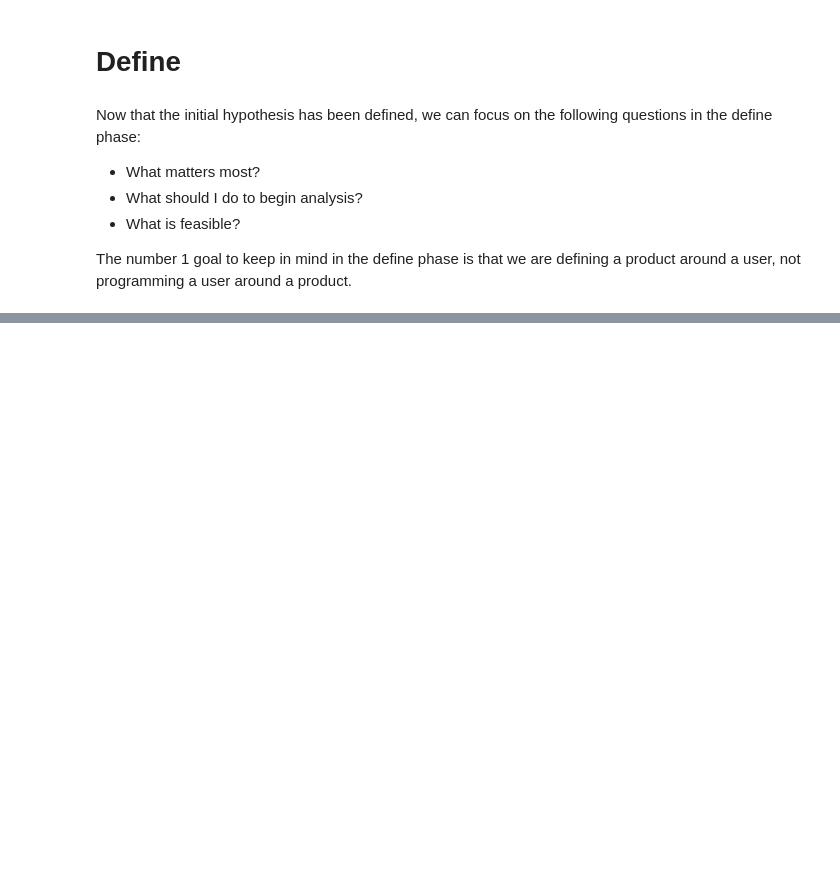
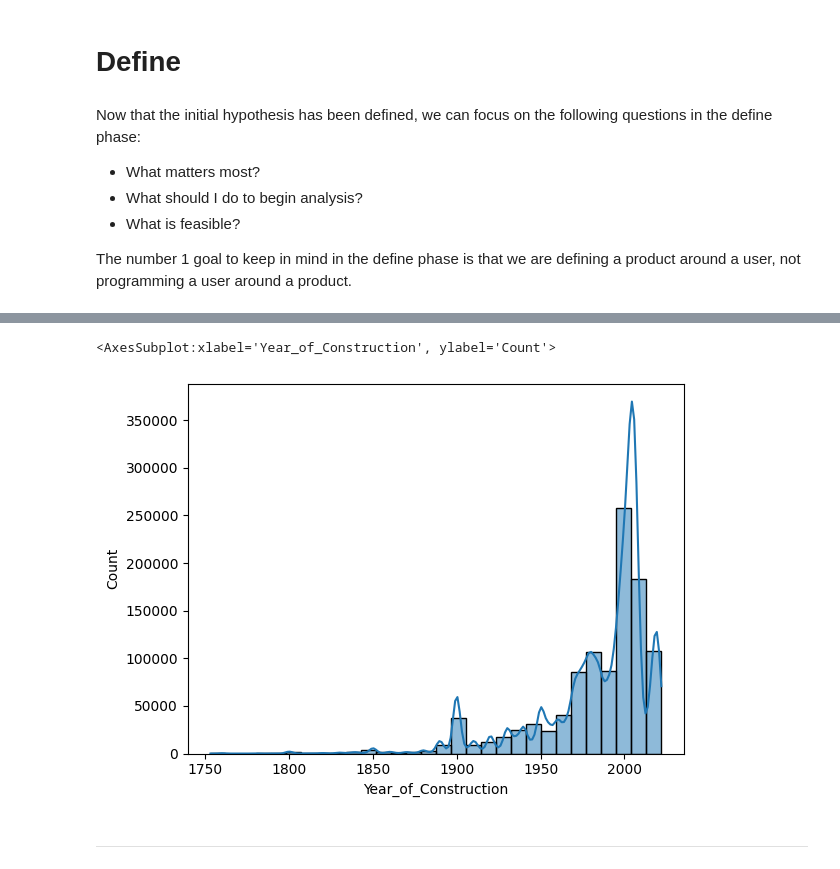
Before and after one commit to OisinB-2814/masters_thesis_ob2814, a Jupyter notebook: notebooks/define.ipynb, the cells around one changed output, grey strips where cells are left out. Drawn from its saved outputs; the diff is of its cells as text; code cells hidden in the pictures; blank space fills up the shorter version.

```diff
--- a/notebooks/define.ipynb
+++ b/notebooks/define.ipynb
@@ -21,0 +147,14 @@ This now sets up the body of work aligned with the define phase of this thesis.
+# %%
+# Removal of bad year entry in data
+seai = seai[seai['Year_of_Construction'] <= 2022]
+# %%
+# Checking distributions again to check if this has worked.
+sns.histplot(data=seai
+            ,x='Year_of_Construction'
+            ,bins=30
+            ,kde=True)
+# %% [output]
+<AxesSubplot:xlabel='Year_of_Construction', ylabel='Count'>
+[figure, added]
+# %% [markdown]
+---
```
Also changed, not shown: parts of 36 cells of this notebook, 2 other files.
